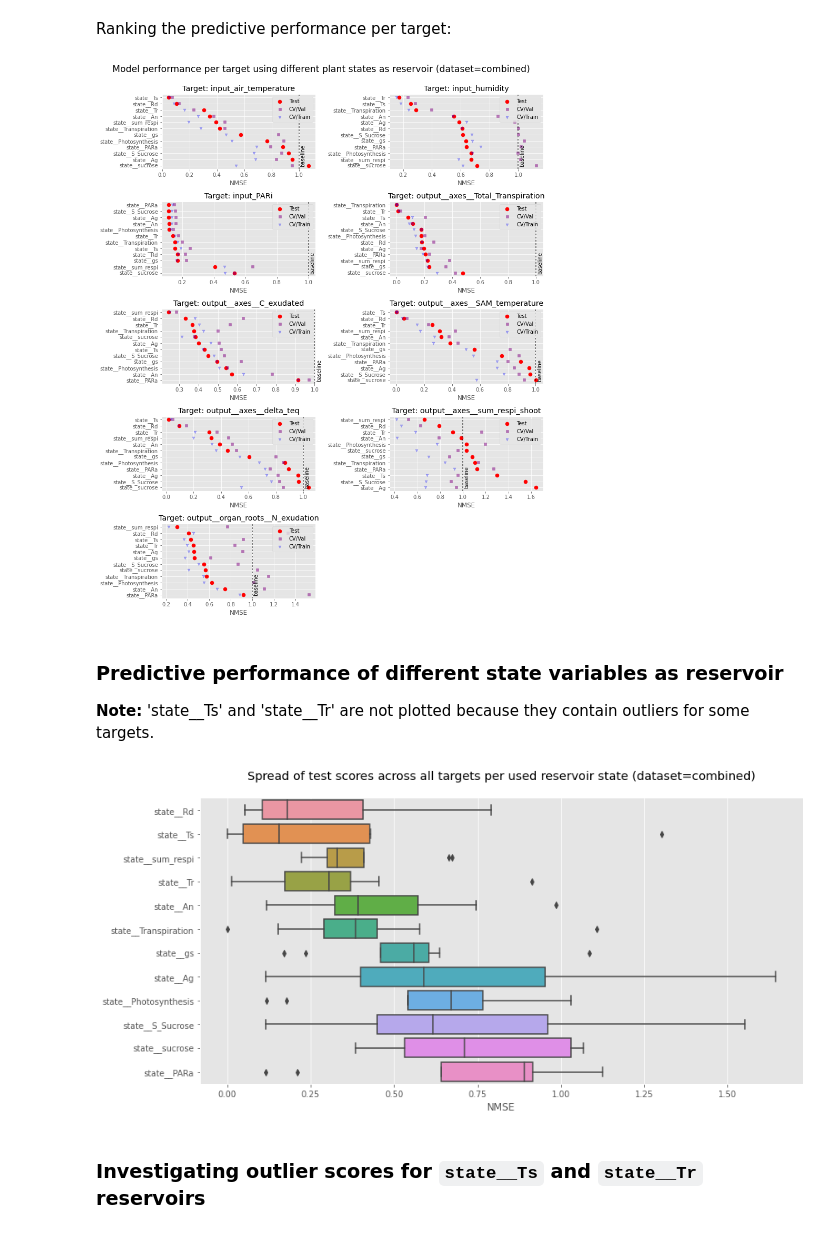
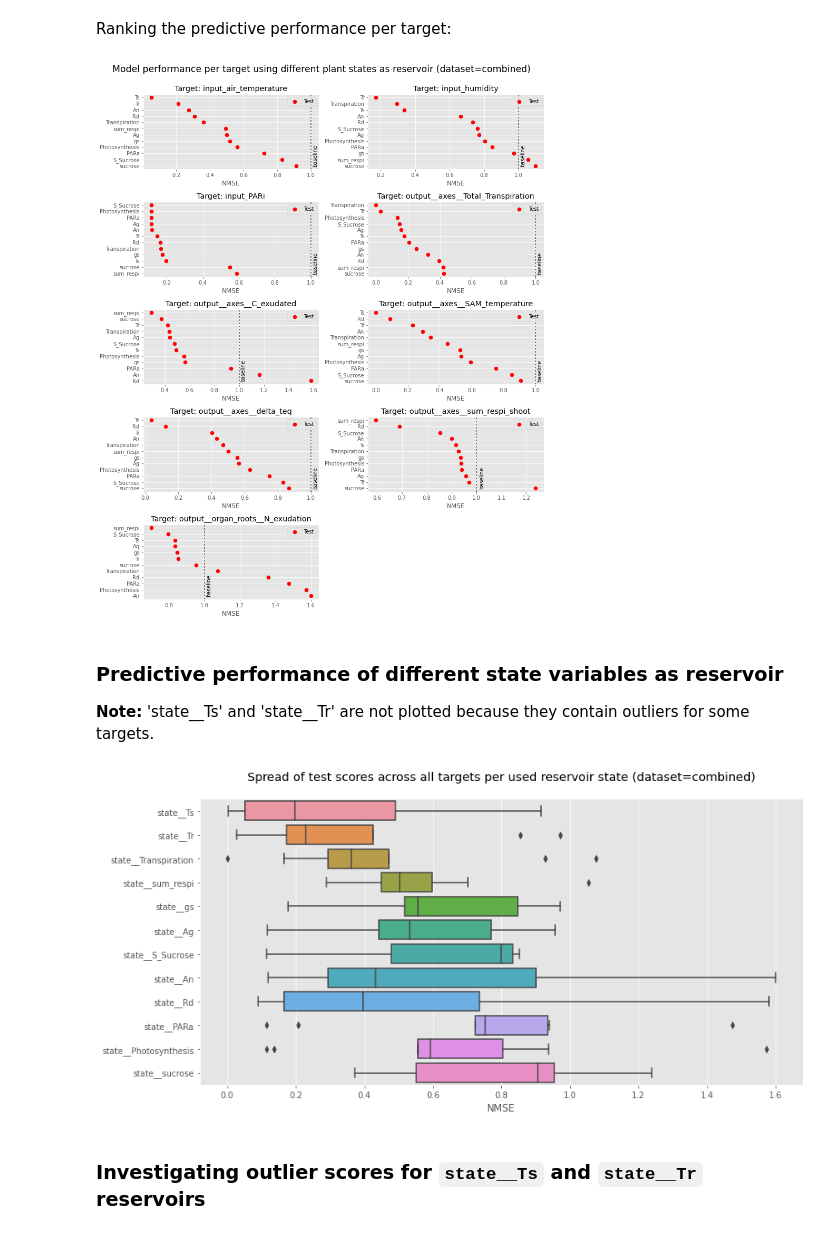
Before and after one commit to mcndt/thesis-plant-reservoir-computing, a Jupyter notebook: notebooks/rc_exploration_WheatFspm/2022_03_30_wheatfspm_rc_results.ipynb, the cells around one changed output. Drawn from its saved outputs; the diff is of its cells as text; code cells hidden in the pictures.

```diff
--- a/notebooks/rc_exploration_WheatFspm/2022_03_30_wheatfspm_rc_results.ipynb
+++ b/notebooks/rc_exploration_WheatFspm/2022_03_30_wheatfspm_rc_results.ipynb
@@ -11,7 +11,11 @@ from matplotlib import pyplot as plt
 # %%
 # RESULTS_CSV = 'test_results.csv'
 # RESULTS_CSV = 'test_results_nonan.csv'
-RESULTS_CSV = 'test_results_sub24.csv'
+# RESULTS_CSV = 'test_results_sub24.csv'
+# RESULTS_CSV = 'test_results_blocks_72h.csv'
+RESULTS_CSV = 'test_results_blocks_96h.csv'
+RESULTS_CSV = 'test_results_blocks_96h_leaveOneOut.csv'
+RESULTS_CSV = 'test_results_blocks_96h_5folds.csv'
 # %% [markdown]
 ### Loading the experiment results
 # %%
@@ -55,37 +59,37 @@ with plt.style.context('ggplot'):
   fig, axs = plt.subplots(n_rows, n_cols, figsize=(12, 15), squeeze=False,
                           tight_layout=True, sharey=False)
 
 
   for target, ax in zip(targets, axs.flatten()):
     plot_data = data.loc[target, :, DATASET]
     plot_data = plot_data.sort_values(by='test_score', ascending=True)
     plot_data = plot_data.loc[~plot_data.index.isin(DO_NOT_PLOT)]
 
     x = np.arange(len(state_vars) - len(DO_NOT_PLOT))
     ax.set_yticks(np.arange(len(state_vars) - len(DO_NOT_PLOT)))
 
     # ax.set_xlim(0, max(1.2, (-plot_data['test_score']).max()))
     # ax.set_xlim(0, 1.2)
     ax.scatter(-plot_data['test_score'], x, label='Test', color='red', alpha=1, marker='o', s=50)
-    ax.scatter(-plot_data['cv_mean'], x, label='CV/Val', color='purple', alpha=0.5, marker=',', s=25)
-    ax.scatter(-plot_data['train_mean'], x, label='CV/Train', color='blue', alpha=0.3, marker='v', s=25)
+    # ax.scatter(-plot_data['cv_mean'], x, label='CV/Val', color='purple', alpha=0.5, marker=',', s=25)
+    # ax.scatter(-plot_data['train_mean'], x, label='CV/Train', color='blue', alpha=0.3, marker='v', s=25)
 
     ax.axvline(1, dashes=(2, 2), color='black', alpha=0.66)
     ax.text(1.01, 0, 'baseline', fontsize='medium', rotation='vertical')
 
     ax.legend(loc='upper right')
     ax.set_title(f'Target: {target}')
-    ax.set_yticklabels(plot_data.index)
+    ax.set_yticklabels(map(lambda s : s[7:], plot_data.index))
     ax.set_xlabel('NMSE')
 
   for ax in axs.flatten()[len(targets):]:
     ax.remove()
 
   fig.suptitle(f'Model performance per target using different plant states as reservoir (dataset={DATASET})\n', size='xx-large')
 
   plt.show()
 # %% [output]
-[figure, old version]
+[figure, new version]
 # %% [markdown]
 ### Predictive performance of different state variables as reservoir
 
@@ -110,7 +114,7 @@ with plt.style.context('ggplot'):
   plt.tight_layout()
   plt.show()
 # %% [output]
-[figure, old version]
+[figure, new version]
 # %% [markdown]
 ### Investigating outlier scores for `state__Ts` and `state__Tr` reservoirs
 # %%
```
Also changed, not shown: parts of 2 cells of this notebook, 7 other files.
